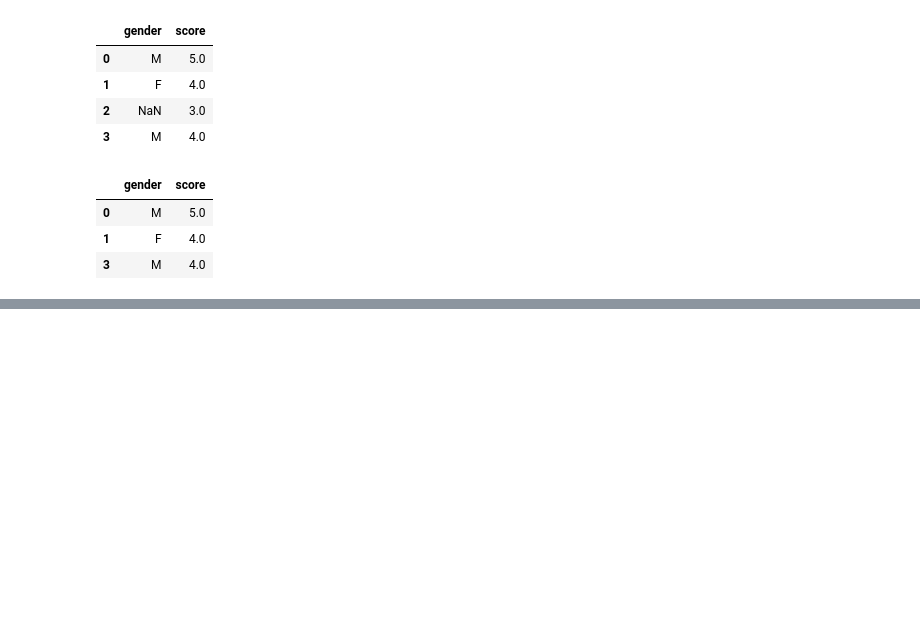
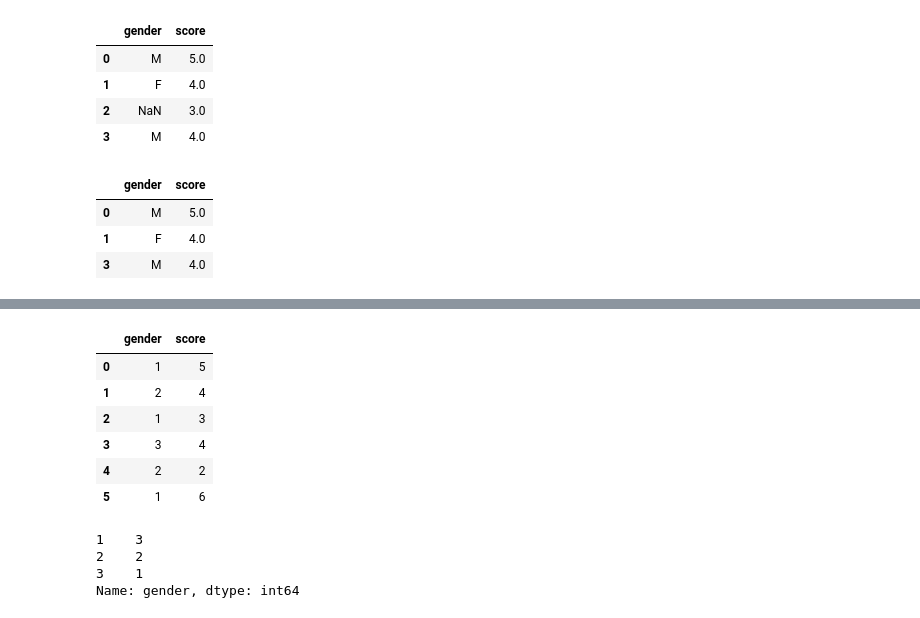
Before and after one commit to aabyess/bigdata, a Jupyter notebook: big_7weeks.ipynb, the cells around one changed output, grey strips where cells are left out. Cells and saved outputs as stored; diff of their text form; code cells hidden in the pictures; blank space fills up the shorter version.

```diff
--- a/big_7weeks.ipynb
+++ b/big_7weeks.ipynb
@@ -271,0 +357,27 @@ df_nomiss
+# %%
+#7-2 이상한 데이터를 찾아라! - 이상치 정제하기
+#Lab 5 : 이상치 정제하기 (이상한 데이터 찾아 정제)
+# 이상치를 갖는 데이터 만들기
+# gender (남자 - 1, 여자 - 2)
+# score (1점 ~ 5점) 5점 척도로 분류
+# 이상치 : gender - 3, score - 6
+df = pd.DataFrame( {'gender' : [1, 2, 1, 3, 2, 1],
+                     'score' :[5, 4, 3, 4, 2, 6],})
+df
+# %% [output]
+|  | gender | score |
+| 0 | 1 | 5 |
+| 1 | 2 | 4 |
+| 2 | 1 | 3 |
+| 3 | 3 | 4 |
+| 4 | 2 | 2 |
+| 5 | 1 | 6 |
+# %%
+# 이상치 확인하기
+# gender 값의 집단별 빈도수 확인 - 3값이 존재
+df['gender'].value_counts().sort_index()
+# %% [output]
+1    3
+2    2
+3    1
+Name: gender, dtype: int64
```
Also changed, not shown: parts of 20 cells of this notebook.
